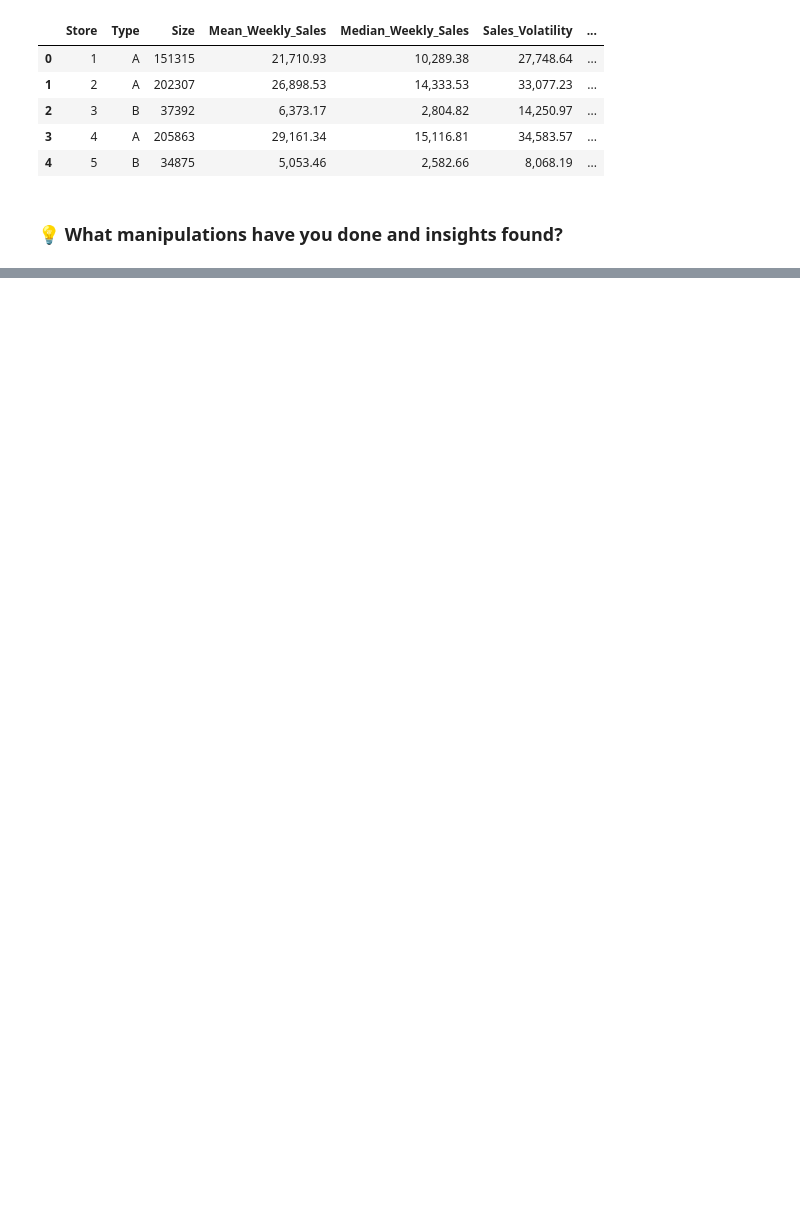
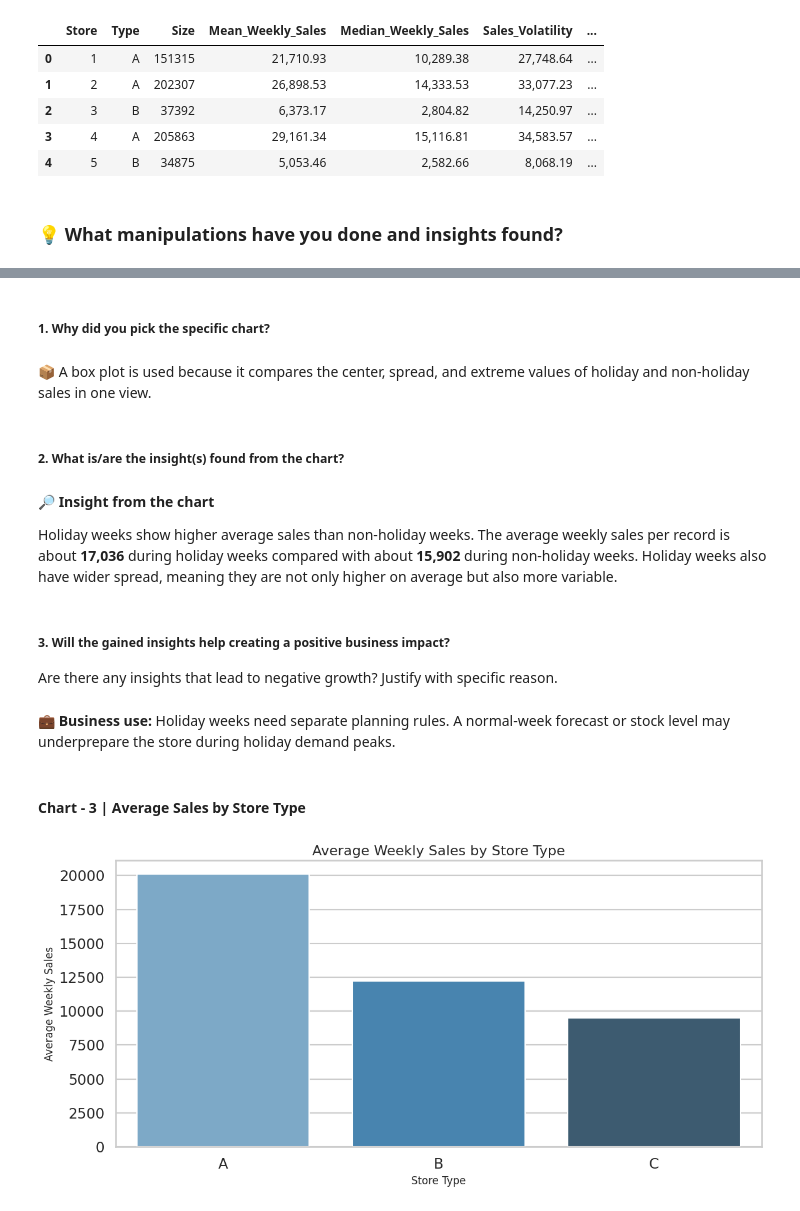
Before and after one commit to I-AM-PRASHANT-VERMA/Almabetter---Integrated-Retail-Analytics-for-Store-Optimization-, a Jupyter notebook: Integrated Retail Analytics for Store Optimization.ipynb, the cells around one changed output, grey strips where cells are left out. Saved outputs shown, nothing was run; the diff lists cells and outputs as text; code cells hidden in the pictures; blank space fills up the shorter version.

```diff
--- a/Integrated Retail Analytics for Store Optimization.ipynb
+++ b/Integrated Retail Analytics for Store Optimization.ipynb
@@ -741,0 +814,35 @@ display(store_profiles.head())
+# %% [markdown]
+##### 1. Why did you pick the specific chart?
+# %% [markdown]
+📦 A box plot is used because it compares the center, spread, and extreme values of holiday and non-holiday sales in one view.
+# %% [markdown]
+##### 2. What is/are the insight(s) found from the chart?
+# %% [markdown]
+🔎 **Insight from the chart**
+
+Holiday weeks show higher average sales than non-holiday weeks. The average weekly sales per record is about **17,036** during holiday weeks compared with about **15,902** during non-holiday weeks. Holiday weeks also have wider spread, meaning they are not only higher on average but also more variable.
+# %% [markdown]
+##### 3. Will the gained insights help creating a positive business impact?
+Are there any insights that lead to negative growth? Justify with specific reason.
+# %% [markdown]
+💼 **Business use:** Holiday weeks need separate planning rules. A normal-week forecast or stock level may underprepare the store during holiday demand peaks.
+# %% [markdown]
+#### Chart - 3 | Average Sales by Store Type
+# %%
+# Code Cell 15: Plot the average weekly sales by store type.
+
+# Average sales are calculated for each store type.
+store_type_sales_df = merged_df.groupby("Type", as_index=False)["Weekly_Sales_Clean"].mean().sort_values("Weekly_Sales_Clean", ascending=False)
+plt.figure(figsize=(12, 6))  # A simple bar chart fits well because the number of store types is small.
+
+# A ranked bar chart makes the store-type comparison easy to read.
+sns.barplot(data=store_type_sales_df, x="Type", y="Weekly_Sales_Clean", palette="Blues_d")
+plt.title("Average Weekly Sales by Store Type")  # The title clarifies the business comparison.
+plt.xlabel("Store Type")  # The x-axis lists the nominal store categories.
+plt.ylabel("Average Weekly Sales")  # The y-axis shows the average sales level.
+plt.tight_layout()
+plt.savefig(FIGURE_DIR / "average_sales_by_store_type.png", dpi=150, bbox_inches="tight")  # The layout is tightened so the bar labels remain readable.
+plt.show()
+plt.close("all")
+# %% [output]
+[figure, added]
```
Also changed, not shown: parts of 140 cells of this notebook.
